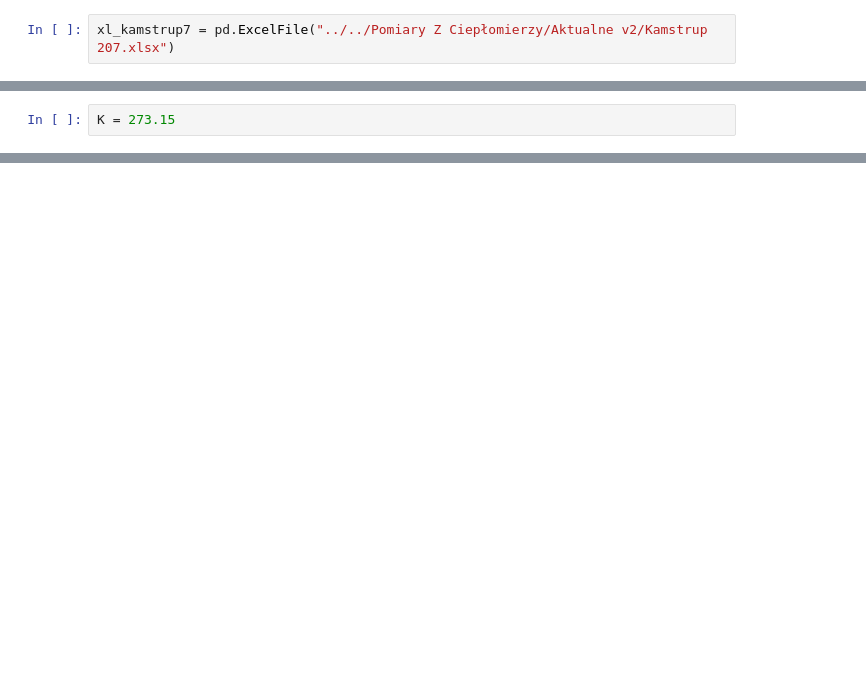
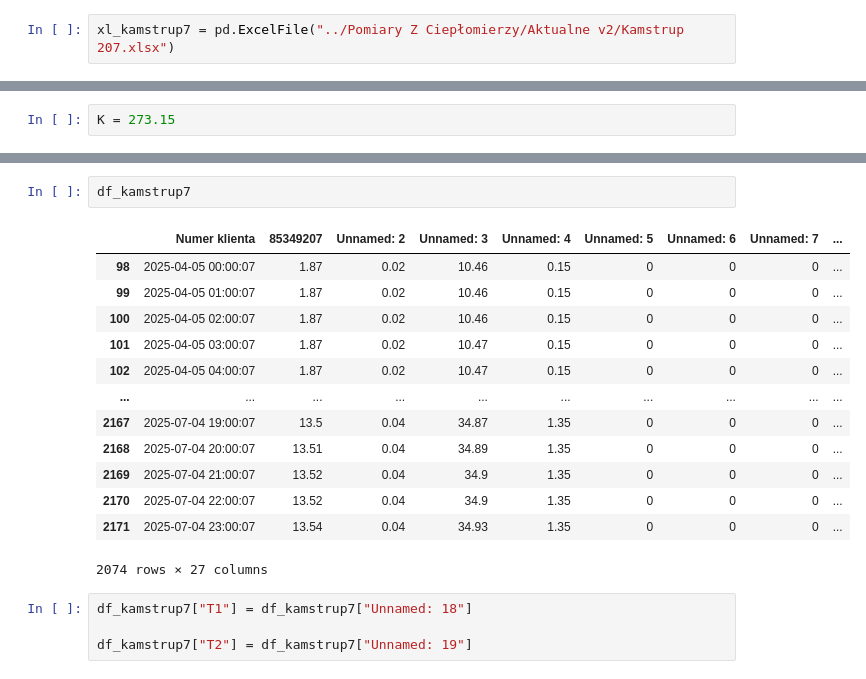
Before and after one commit to martynabocian/martynabocian.github.io, a Jupyter notebook: Charts.ipynb, the cells around one changed output, grey strips where cells are left out. Drawn from its saved outputs; the diff is of its cells as text; blank space fills up the shorter version.

```diff
--- a/Charts.ipynb
+++ b/Charts.ipynb
@@ -362,7 +358,7 @@ Name: czas, Length: 2191, dtype: object
 # %%
 df_kamstrup6 = df_kamstrup6[(df_kamstrup6["czas"] > pd.Timestamp("2025-04-05 0:00")) & (df_kamstrup6["czas"] < pd.Timestamp("2025-07-04 23:59"))]
 # %%
-xl_kamstrup7 = pd.ExcelFile("../../Pomiary Z Ciepłomierzy/Aktualne v2/Kamstrup 207.xlsx")
+xl_kamstrup7 = pd.ExcelFile("../Pomiary Z Ciepłomierzy/Aktualne v2/Kamstrup 207.xlsx")
 # %%
 xl_kamstrup7.sheet_names
 # %% [output]
@@ -1503,3 +1194,23 @@ fig.update_layout(
 fig.update_xaxes(rangeslider_visible=True, tickangle=-45)
 
 fig.write_html("q_cwu_sr_full.html", include_plotlyjs="cdn")
+# %%
+df_kamstrup7
+# %% [output]
+|  | Numer klienta | 85349207 | Unnamed: 2 | Unnamed: 3 | Unnamed: 4 | Unnamed: 5 | Unnamed: 6 | Unnamed: 7 | ... |
+| 98 | 2025-04-05 00:00:07 | 1.87 | 0.02 | 10.46 | 0.15 | 0 | 0 | 0 | ... |
+| 99 | 2025-04-05 01:00:07 | 1.87 | 0.02 | 10.46 | 0.15 | 0 | 0 | 0 | ... |
+| 100 | 2025-04-05 02:00:07 | 1.87 | 0.02 | 10.46 | 0.15 | 0 | 0 | 0 | ... |
+| 101 | 2025-04-05 03:00:07 | 1.87 | 0.02 | 10.47 | 0.15 | 0 | 0 | 0 | ... |
+| 102 | 2025-04-05 04:00:07 | 1.87 | 0.02 | 10.47 | 0.15 | 0 | 0 | 0 | ... |
+| ... | ... | ... | ... | ... | ... | ... | ... | ... | ... |
+| 2167 | 2025-07-04 19:00:07 | 13.5 | 0.04 | 34.87 | 1.35 | 0 | 0 | 0 | ... |
+| 2168 | 2025-07-04 20:00:07 | 13.51 | 0.04 | 34.89 | 1.35 | 0 | 0 | 0 | ... |
+| 2169 | 2025-07-04 21:00:07 | 13.52 | 0.04 | 34.9 | 1.35 | 0 | 0 | 0 | ... |
+| 2170 | 2025-07-04 22:00:07 | 13.52 | 0.04 | 34.9 | 1.35 | 0 | 0 | 0 | ... |
+| 2171 | 2025-07-04 23:00:07 | 13.54 | 0.04 | 34.93 | 1.35 | 0 | 0 | 0 | ... |
+2074 rows × 27 columns
+# %%
+df_kamstrup7["T1"] = df_kamstrup7["Unnamed: 18"]
+
+df_kamstrup7["T2"] = df_kamstrup7["Unnamed: 19"]
```
Also changed, not shown: parts of 56 cells of this notebook, 1 other file.
